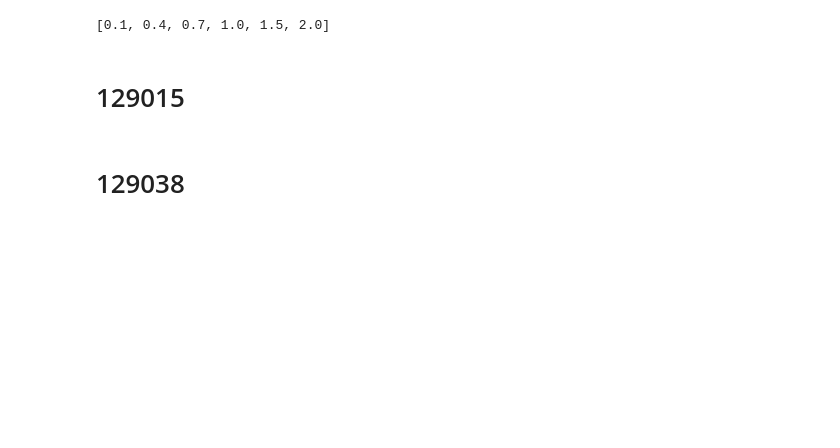
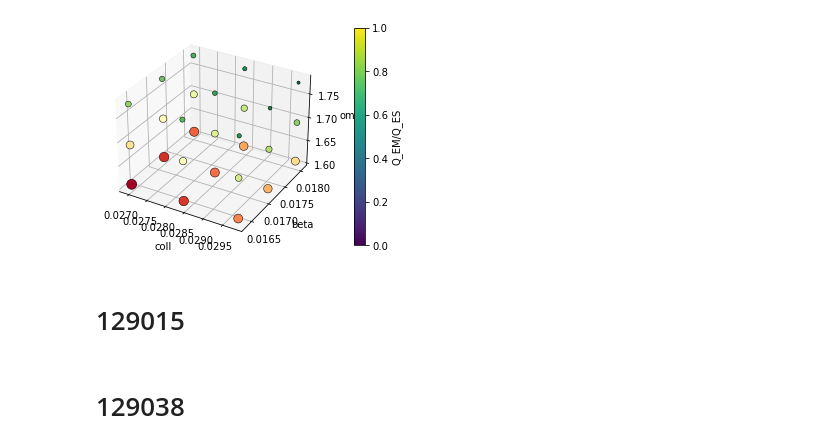
Before and after one commit to joeyschmidt97/fusion_research, a Jupyter notebook: projects/NSTXU_lithium_study/129015_vs_129038/MTM_limit_plots.ipynb, the cells around one changed output. Saved outputs shown, nothing was run; the diff lists cells and outputs as text; code cells hidden in the pictures; blank space fills up the shorter version.

```diff
--- a/projects/NSTXU_lithium_study/129015_vs_129038/MTM_limit_plots.ipynb
+++ b/projects/NSTXU_lithium_study/129015_vs_129038/MTM_limit_plots.ipynb
@@ -5,12 +5,12 @@ from MTM_analysis import collect_kymin_list
 # %%
-filepath_list = '/pscratch/sd/j/joeschm/NSXTU_discharges/129015/r_0.850026_NE_top/MTM_limit'
-criteria_list = []
+filepath_list = '/pscratch/sd/j/joeschm/NSXTU_discharges/129015/r_0.850026_NE_top/MTM_limit/kymin_0.4'
 
-kymin_list = collect_kymin_list(filepath_list)
+# filepath_list = ['/pscratch/sd/j/joeschm/NSXTU_discharges/129015/r_0.850026_NE_top/MTM_limit/kymin_0.1',
+#                  '/pscratch/sd/j/joeschm/NSXTU_discharges/129015/r_0.850026_NE_top/MTM_limit/kymin_0.4']
 
-print(kymin_list)
+MTM_plots(filepath_list)
 # %% [output]
-[0.1, 0.4, 0.7, 1.0, 1.5, 2.0]
+[figure, added]
 # %%
 # import sys
 # sys.path.append('/global/homes/j/joeschm/fusion_research/GENE_code')
```
Also changed, not shown: parts of 1 cell of this notebook.
